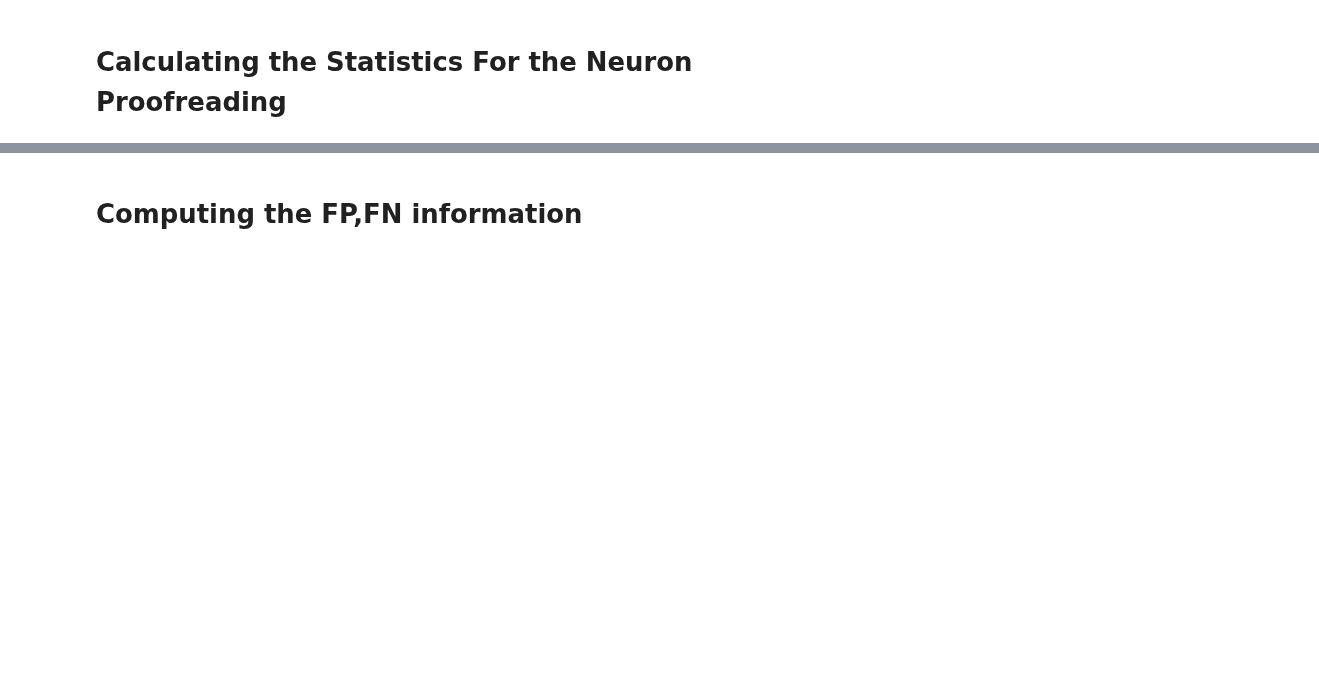
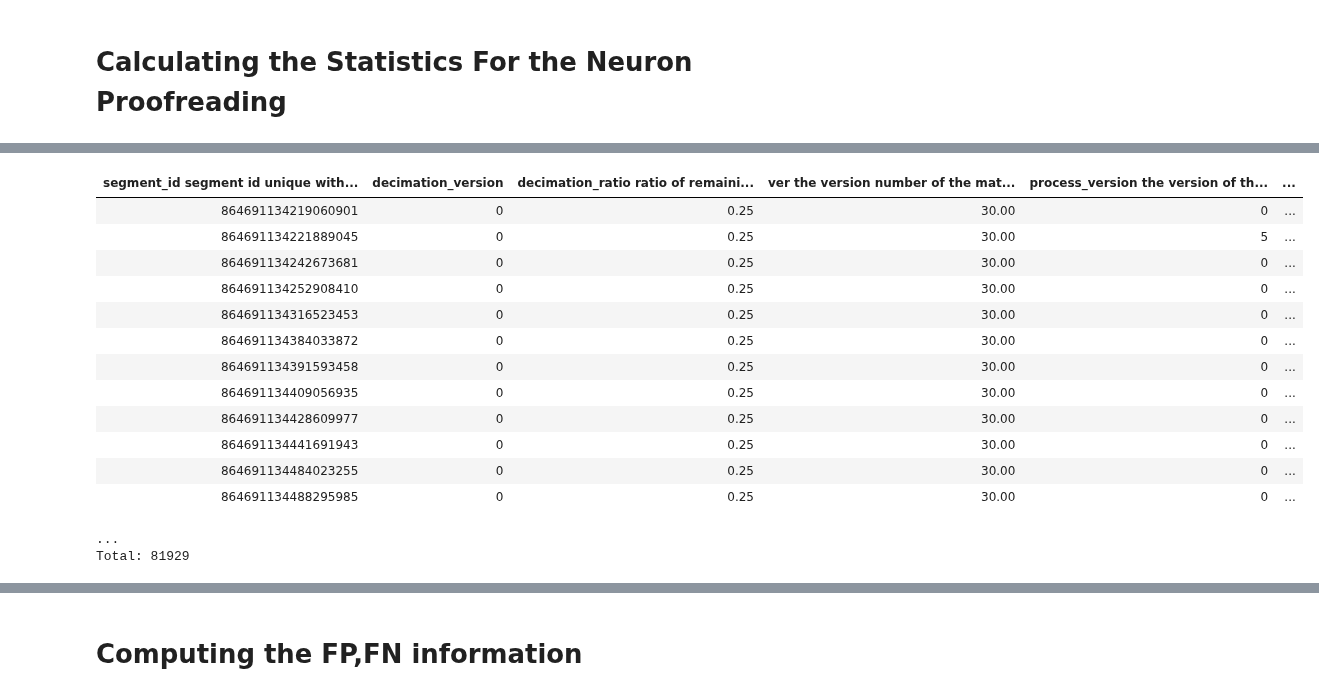
Before and after one commit to celiibrendan/neuron_mesh_tools, a Jupyter notebook: Auto_Proofreading/Validation_Testing/Allen_Proofread_Validation/Manually_Proofread_Cells_vp4.ipynb, the cells around one changed output, grey strips where cells are left out. Drawn from its saved outputs; the diff is of its cells as text; code cells hidden in the pictures; blank space fills up the shorter version.

```diff
--- a/Auto_Proofreading/Validation_Testing/Allen_Proofread_Validation/Manually_Proofread_Cells_vp4.ipynb
+++ b/Auto_Proofreading/Validation_Testing/Allen_Proofread_Validation/Manually_Proofread_Cells_vp4.ipynb
@@ -127,0 +142,18 @@ validation_dfs = [vu.synapse_validation_df_single_neuron(k,
+# %%
+minnie.
+# %% [output]
+| segment_id segment id unique with... | decimation_version | decimation_ratio ratio of remaini... | ver the version number of the mat... | process_version the version of th... | ... |
+| 864691134219060901 | 0 | 0.25 | 30.00 | 0 | ... |
+| 864691134221889045 | 0 | 0.25 | 30.00 | 5 | ... |
+| 864691134242673681 | 0 | 0.25 | 30.00 | 0 | ... |
+| 864691134252908410 | 0 | 0.25 | 30.00 | 0 | ... |
+| 864691134316523453 | 0 | 0.25 | 30.00 | 0 | ... |
+| 864691134384033872 | 0 | 0.25 | 30.00 | 0 | ... |
+| 864691134391593458 | 0 | 0.25 | 30.00 | 0 | ... |
+| 864691134409056935 | 0 | 0.25 | 30.00 | 0 | ... |
+| 864691134428609977 | 0 | 0.25 | 30.00 | 0 | ... |
+| 864691134441691943 | 0 | 0.25 | 30.00 | 0 | ... |
+| 864691134484023255 | 0 | 0.25 | 30.00 | 0 | ... |
+| 864691134488295985 | 0 | 0.25 | 30.00 | 0 | ... |
+...
+Total: 81929
```
Also changed, not shown: parts of 11 cells of this notebook, 22 other files.
